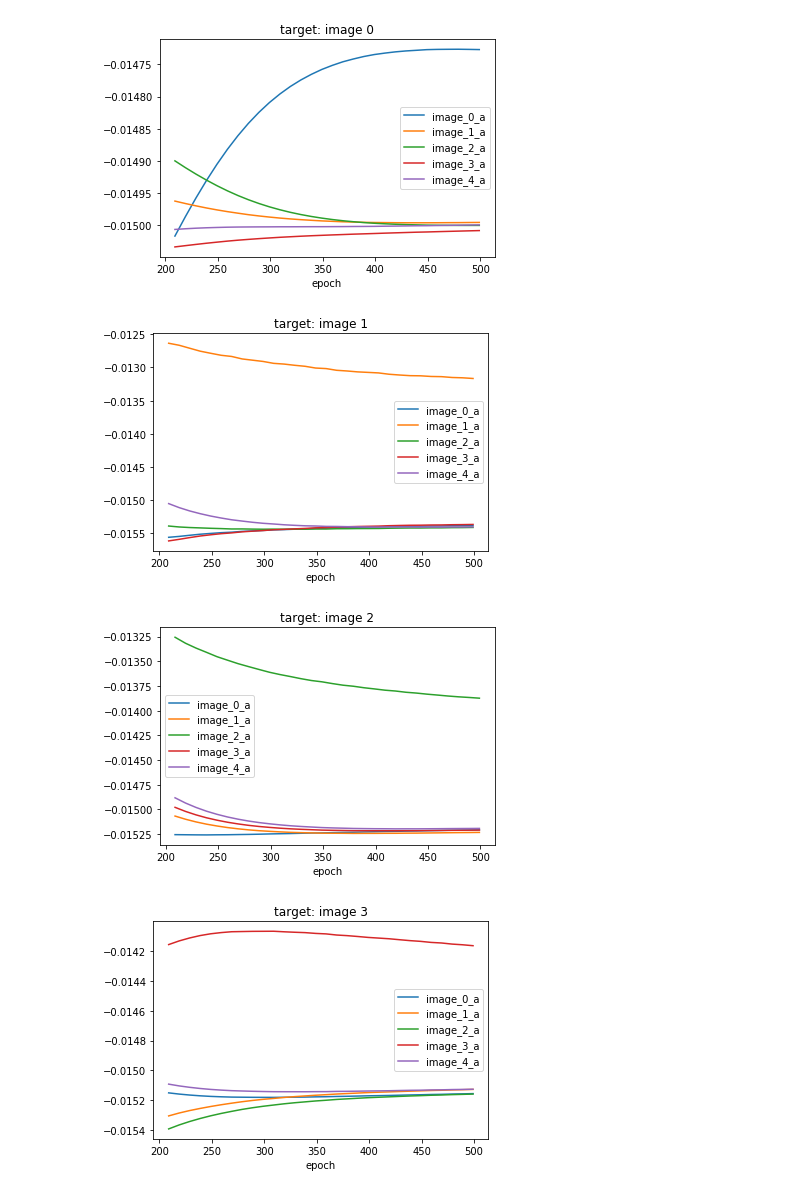
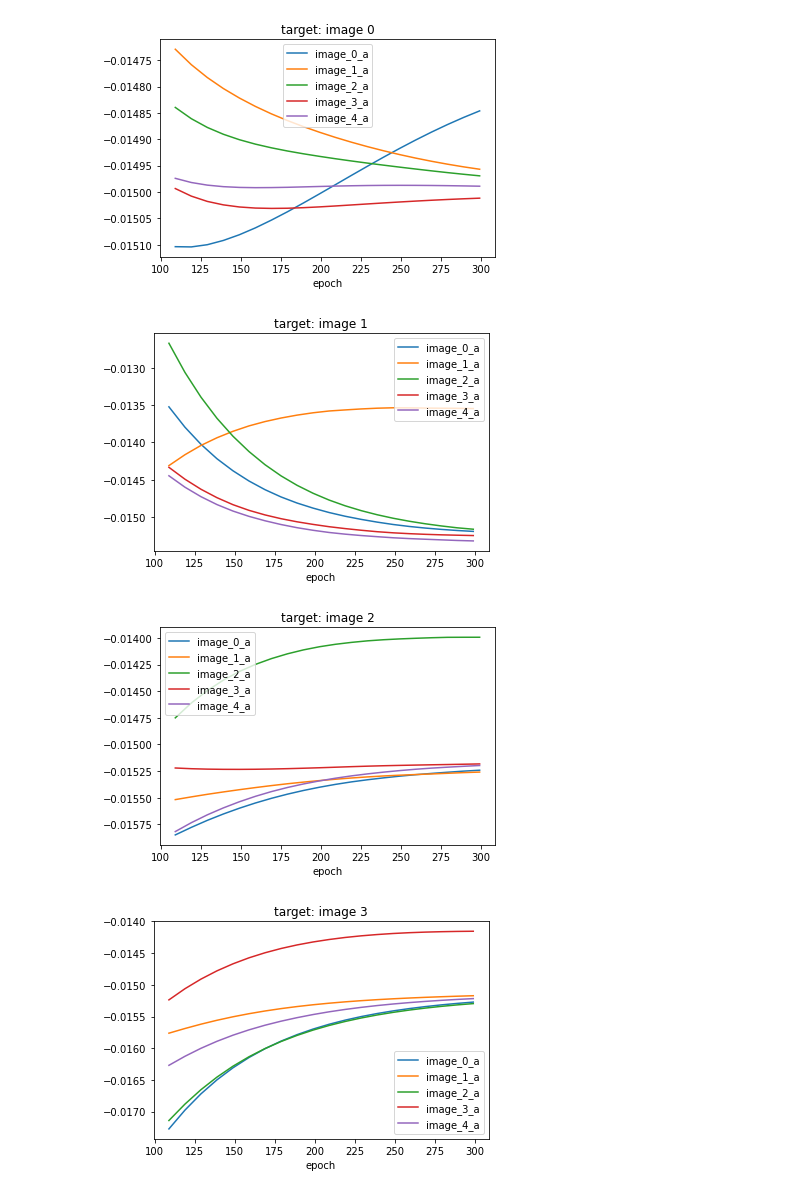
Before and after one commit to timhwang21/predictive_coding, a Jupyter notebook: classification.ipynb, the cells around one changed output. Cells and saved outputs as stored; diff of their text form; code cells hidden in the pictures.

```diff
--- a/classification.ipynb
+++ b/classification.ipynb
@@ -21,7 +21,7 @@ test_set = Dataset(scale=1.0, shuffle=False, data_dir=in_dir,
                    rf1_layout_x=15, rf1_layout_y=15, gauss_mask_sigma=1.0)
 
 iter_n = 30 # default: 30
-epoch_n = 500
+epoch_n = 300
 
 zero_pad_len = len(str(epoch_n))
 
@@ -44,5 +44,3 @@ model.alpha3 = 0.05 # default: 0.05
 model.lambda1 = 0.02 # default: 0.02
 model.lambda2 = 0.00001 # default: 0.0001
 model.lambda3 = 0.02 # default: 0.0001
-
-model.save(os.path.join(out_dir, "pretraining"))
@@ -122,14 +122,14 @@ for i in range(vector_len):
 # %%
 for i in range(vector_len):
     # select a specific target
-    results_df_select = results_df[(results_df.target_i == i) & (results_df.epoch >= 200)]
+    results_df_select = results_df[(results_df.target_i == i) & (results_df.epoch >= 100)]
 
     # plot
     results_df_select = results_df_select.filter(regex='epoch|image')
     results_df_select.plot(x='epoch',
                            title='target: image {}'.format(i));
 # %% [output]
-[figure, old version]
+[figure, new version]
-[figure, old version]
+[figure, new version]
-[figure, old version]
+[figure, new version]
-[figure, old version]
+[figure, new version]
```
Also changed, not shown: parts of 5 cells of this notebook.
